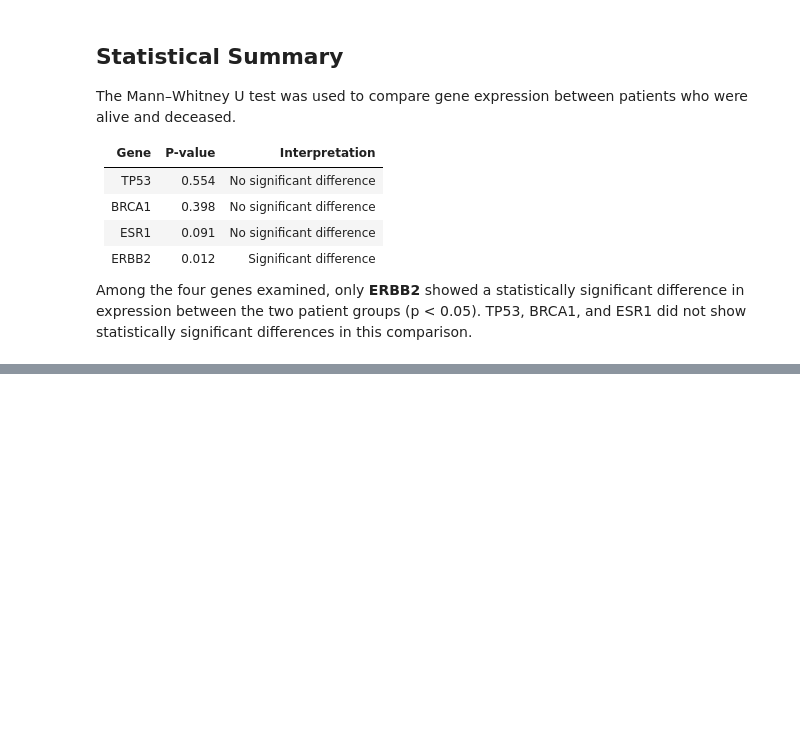
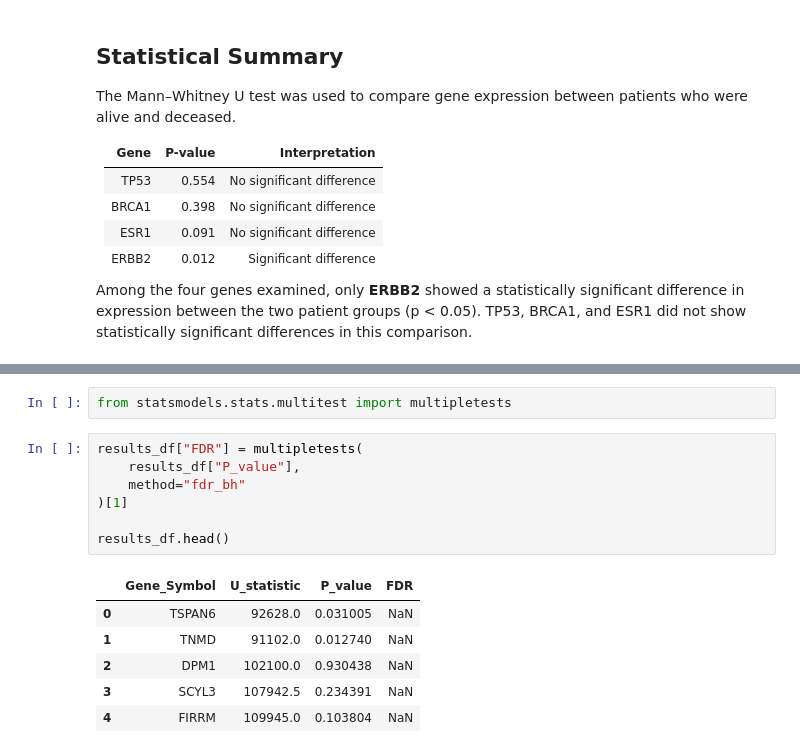
Before and after one commit to palrabheru/tcga-biomarker-discovery, a Jupyter notebook: notebooks/biomarker_analysis.ipynb, the cells around one changed output, grey strips where cells are left out. Drawn from its saved outputs; the diff is of its cells as text; blank space fills up the shorter version.

```diff
--- a/notebooks/biomarker_analysis.ipynb
+++ b/notebooks/biomarker_analysis.ipynb
@@ -851,0 +917,16 @@ Among the four genes examined, only **ERBB2** showed a statistically significant
+# %%
+from statsmodels.stats.multitest import multipletests
+# %%
+results_df["FDR"] = multipletests(
+    results_df["P_value"],
+    method="fdr_bh"
+)[1]
+
+results_df.head()
+# %% [output]
+|  | Gene_Symbol | U_statistic | P_value | FDR |
+| 0 | TSPAN6 | 92628.0 | 0.031005 | NaN |
+| 1 | TNMD | 91102.0 | 0.012740 | NaN |
+| 2 | DPM1 | 102100.0 | 0.930438 | NaN |
+| 3 | SCYL3 | 107942.5 | 0.234391 | NaN |
+| 4 | FIRRM | 109945.0 | 0.103804 | NaN |
```
Also changed, not shown: parts of 11 cells of this notebook, 1 other file.
